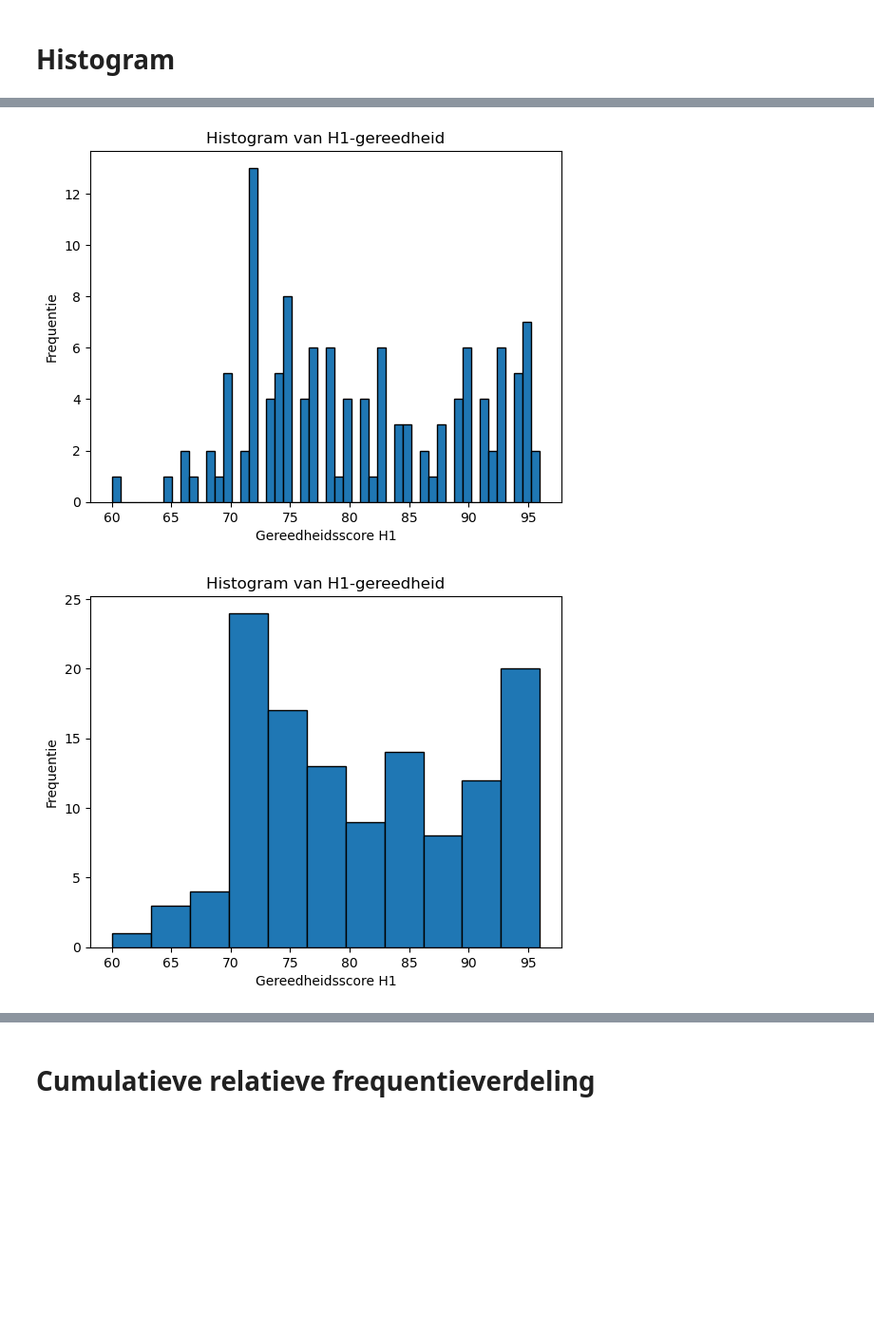
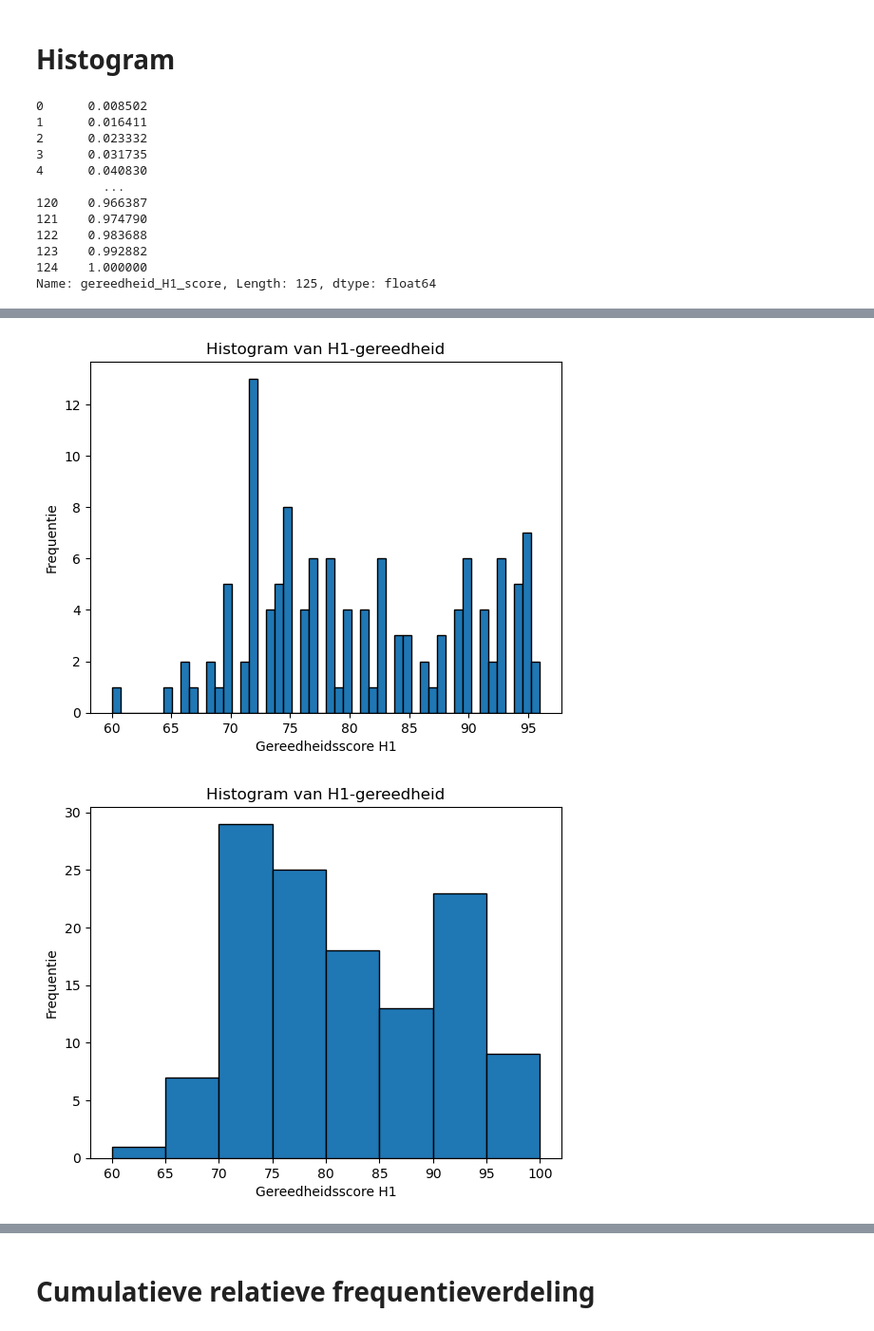
Before and after one commit to DBlom96/Statistiek, a Jupyter notebook: Python/DataVisualisations.ipynb, the cells around one changed output, grey strips where cells are left out. Shown at 95% size. Drawn from its saved outputs; the diff is of its cells as text; code cells hidden in the pictures; blank space fills up the shorter version.

```diff
--- a/Python/DataVisualisations.ipynb
+++ b/Python/DataVisualisations.ipynb
@@ -231,6 +231,7 @@ df = pd.read_csv("./datasets/unit_readiness_levels.csv")
 
 scores = df["gereedheid_H1_score"]
 relative_cumulative_scores = scores.cumsum() / scores.sum()
+print(relative_cumulative_scores)
 
 plt.figure()
 plt.hist(scores, bins=10, edgecolor="black", linewidth=1)
@@ -245,33 +246,45 @@ plt.hist(scores, bins=2, edgecolor="black", linewidth=1)
 plt.xlabel("Gereedheidsscore H1")
 plt.ylabel("Frequentie")
 plt.title("Histogram van H1-gereedheid")
 plt.savefig("./Figures/histogram_toofew.png")
 
 # Te veel bins
 plt.figure()
 plt.hist(scores, bins=50, edgecolor="black", linewidth=1)
 plt.xlabel("Gereedheidsscore H1")
 plt.ylabel("Frequentie")
 plt.title("Histogram van H1-gereedheid")
 plt.savefig("./Figures/histogram_toomany.png")
 
 # Just right
 plt.figure()
-plt.hist(scores, bins=int(np.sqrt(df.shape[0])), edgecolor="black", linewidth=1)
+plt.hist(scores, bins=[60, 65, 70, 75, 80, 85, 90, 95, 100], edgecolor="black", linewidth=1)
 plt.xlabel("Gereedheidsscore H1")
 plt.ylabel("Frequentie")
 plt.title("Histogram van H1-gereedheid")
 plt.savefig("./Figures/histogram_justright.png")
 
 # Cumulative histogram
 plt.figure()
-plt.hist(scores, bins=int(np.sqrt(df.shape[0])), cumulative=True, edgecolor="black", linewidth=1)
+plt.hist(scores, bins=[60, 65, 70, 75, 80, 85, 90, 95, 100], cumulative=True, edgecolor="black", linewidth=1)
 plt.xlabel("Gereedheidsscore H1")
 plt.ylabel("Frequentie")
 plt.title("Histogram van H1-gereedheid")
 plt.savefig("./Figures/cumulative_justright.png")
 # %% [output]
+0      0.008502
+1      0.016411
+2      0.023332
+3      0.031735
+4      0.040830
+         ...
+120    0.966387
+121    0.974790
+122    0.983688
+123    0.992882
+124    1.000000
+Name: gereedheid_H1_score, Length: 125, dtype: float64
 [figure]
 [figure]
 [figure]
-[figure, old version]
+[figure, new version]
```
Also changed, not shown: parts of 5 cells of this notebook, 35 other files.
